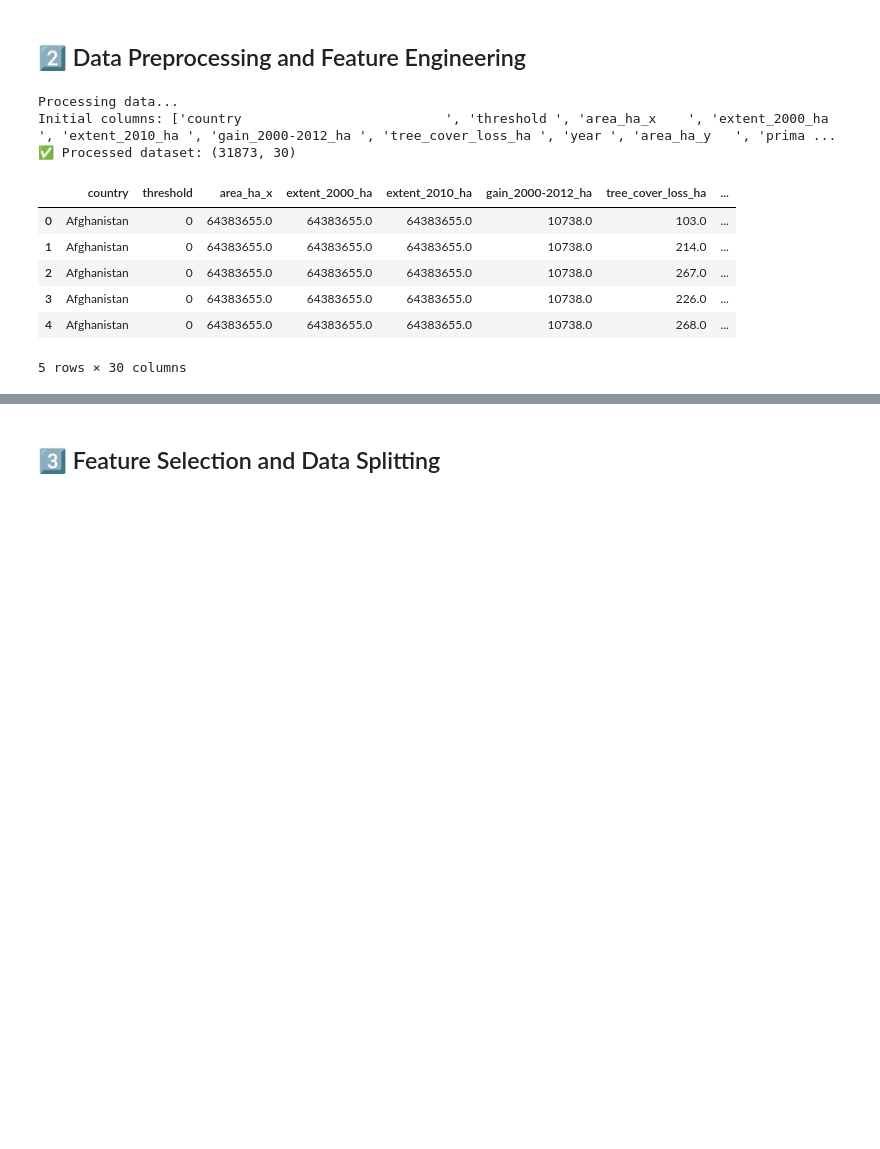
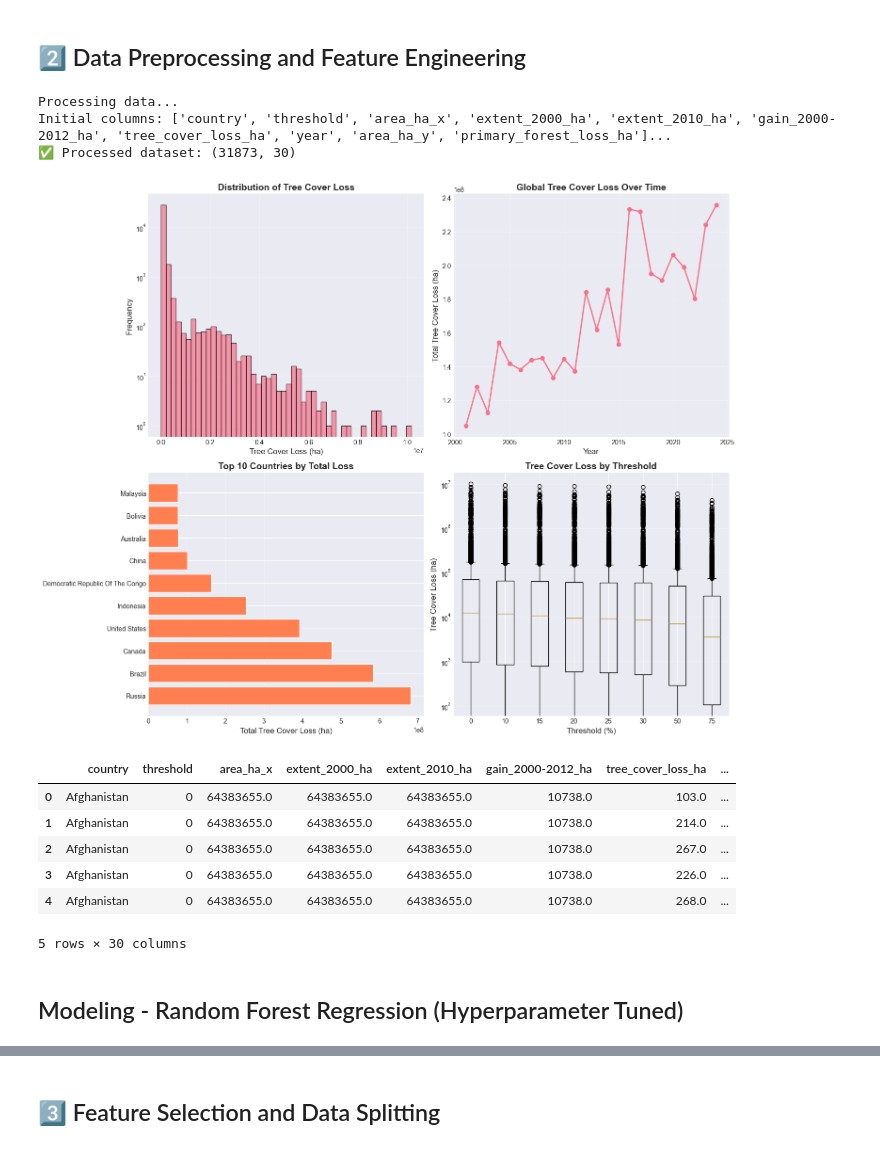
Before and after one commit to dantawalli/AISS-forest-restoration-project, a Jupyter notebook: notebooks/modelling.ipynb, the cells around one changed output, grey strips where cells are left out. Cells and saved outputs as stored; diff of their text form; code cells hidden in the pictures; blank space fills up the shorter version.

```diff
--- a/notebooks/modelling.ipynb
+++ b/notebooks/modelling.ipynb
@@ -15,11 +58,18 @@ import numpy as np
 from sklearn.linear_model import LinearRegression
 from sklearn.ensemble import RandomForestRegressor
 from sklearn.impute import SimpleImputer
-from sklearn.metrics import r2_score, mean_squared_error
+from sklearn.metrics import r2_score, mean_squared_error, mean_absolute_error
+from sklearn.model_selection import RandomizedSearchCV, cross_val_score
 from xgboost import XGBRegressor
 import joblib
+import matplotlib.pyplot as plt
+import seaborn as sns
 import warnings
 warnings.filterwarnings('ignore')
+
+# Set plotting style
+plt.style.use('seaborn-v0_8-darkgrid')
+sns.set_palette("husl")
 
 # Load data
 df = pd.read_csv("../data/processed/merged_clean_data.csv")
@@ -146,34 +230,79 @@ def create_temporal_features(df):
 
     # Remaining forest
     try:
         df['cumulative_loss'] = df.groupby(group_cols)['tree_cover_loss_ha'].cumsum()
         if 'extent_2000_ha' in df.columns:
             df['extent_2000_ha'] = pd.to_numeric(df['extent_2000_ha'], errors='coerce')
             df['remaining_forest'] = (df['extent_2000_ha'] - df['cumulative_loss']).clip(lower=0)
             df['remaining_forest_pct'] = (df['remaining_forest'] / (df['extent_2000_ha'] + 1) * 100).clip(0, 100)
     except Exception as e:
         print(f"⚠️ Warning: Could not create remaining forest features: {e}")
         if 'cumulative_loss' not in df.columns:
             df['cumulative_loss'] = np.nan
         if 'remaining_forest' not in df.columns:
             df['remaining_forest'] = np.nan
         if 'remaining_forest_pct' not in df.columns:
             df['remaining_forest_pct'] = np.nan
 
     return df
 
 # Apply preprocessing
 print("Processing data...")
 print(f"Initial columns: {list(df.columns)[:10]}...")  # Show first 10 columns
 df = clean_columns_names(df)
 df = handle_missing_data(df)
 df = create_temporal_features(df)
 print(f"✅ Processed dataset: {df.shape}")
+
+# Visualize data distribution
+fig, axes = plt.subplots(2, 2, figsize=(15, 12))
+
+# 1. Tree cover loss distribution
+axes[0, 0].hist(df['tree_cover_loss_ha'].dropna(), bins=50, edgecolor='black', alpha=0.7)
+axes[0, 0].set_xlabel('Tree Cover Loss (ha)', fontsize=12)
+axes[0, 0].set_ylabel('Frequency', fontsize=12)
+axes[0, 0].set_title('Distribution of Tree Cover Loss', fontsize=14, fontweight='bold')
+axes[0, 0].set_yscale('log')
+axes[0, 0].grid(True, alpha=0.3)
+
+# 2. Tree cover loss over time (aggregated)
+if 'year' in df.columns:
+    yearly_loss = df.groupby('year')['tree_cover_loss_ha'].sum()
+    axes[0, 1].plot(yearly_loss.index, yearly_loss.values, marker='o', linewidth=2, markersize=6)
+    axes[0, 1].set_xlabel('Year', fontsize=12)
+    axes[0, 1].set_ylabel('Total Tree Cover Loss (ha)', fontsize=12)
+    axes[0, 1].set_title('Global Tree Cover Loss Over Time', fontsize=14, fontweight='bold')
+    axes[0, 1].grid(True, alpha=0.3)
+
+# 3. Top 10 countries by total loss
+if 'country' in df.columns:
+    country_loss = df.groupby('country')['tree_cover_loss_ha'].sum().sort_values(ascending=False).head(10)
+    axes[1, 0].barh(range(len(country_loss)), country_loss.values, color='coral')
+    axes[1, 0].set_yticks(range(len(country_loss)))
+    axes[1, 0].set_yticklabels(country_loss.index, fontsize=10)
+    axes[1, 0].set_xlabel('Total Tree Cover Loss (ha)', fontsize=12)
+    axes[1, 0].set_title('Top 10 Countries by Total Loss', fontsize=14, fontweight='bold')
+    axes[1, 0].grid(True, alpha=0.3, axis='x')
+
+# 4. Box plot of loss by threshold (if available)
+if 'threshold' in df.columns:
+    threshold_data = [df[df['threshold'] == t]['tree_cover_loss_ha'].dropna() for t in sorted(df['threshold'].unique())]
+    axes[1, 1].boxplot(threshold_data, labels=sorted(df['threshold'].unique()))
+    axes[1, 1].set_xlabel('Threshold (%)', fontsize=12)
+    axes[1, 1].set_ylabel('Tree Cover Loss (ha)', fontsize=12)
+    axes[1, 1].set_title('Tree Cover Loss by Threshold', fontsize=14, fontweight='bold')
+    axes[1, 1].set_yscale('log')
+    axes[1, 1].grid(True, alpha=0.3, axis='y')
+
+plt.tight_layout()
+plt.show()
+
 df.head()
 # %% [output]
 Processing data...
-Initial columns: ['country                          ', 'threshold ', 'area_ha_x    ', 'extent_2000_ha ', 'extent_2010_ha ', 'gain_2000-2012_ha ', 'tree_cover_loss_ha ', 'year ', 'area_ha_y   ', 'prima ...
+Initial columns: ['country', 'threshold', 'area_ha_x', 'extent_2000_ha', 'extent_2010_ha', 'gain_2000-2012_ha', 'tree_cover_loss_ha', 'year', 'area_ha_y', 'primary_forest_loss_ha']...
 ✅ Processed dataset: (31873, 30)
+[figure, added]
 |  | country | threshold | area_ha_x | extent_2000_ha | extent_2010_ha | gain_2000-2012_ha | tree_cover_loss_ha | ... |
 | 0 | Afghanistan | 0 | 64383655.0 | 64383655.0 | 64383655.0 | 10738.0 | 103.0 | ... |
 | 1 | Afghanistan | 0 | 64383655.0 | 64383655.0 | 64383655.0 | 10738.0 | 214.0 | ... |
@@ -181,3 +310,5 @@ Initial columns: ['country                          ', 'threshold ', 'area_ha_x
 | 3 | Afghanistan | 0 | 64383655.0 | 64383655.0 | 64383655.0 | 10738.0 | 226.0 | ... |
 | 4 | Afghanistan | 0 | 64383655.0 | 64383655.0 | 64383655.0 | 10738.0 | 268.0 | ... |
 5 rows × 30 columns
+# %% [markdown]
+## Modeling - Random Forest Regression (Hyperparameter Tuned)
```
Also changed, not shown: parts of 31 cells of this notebook, 30 other files.
